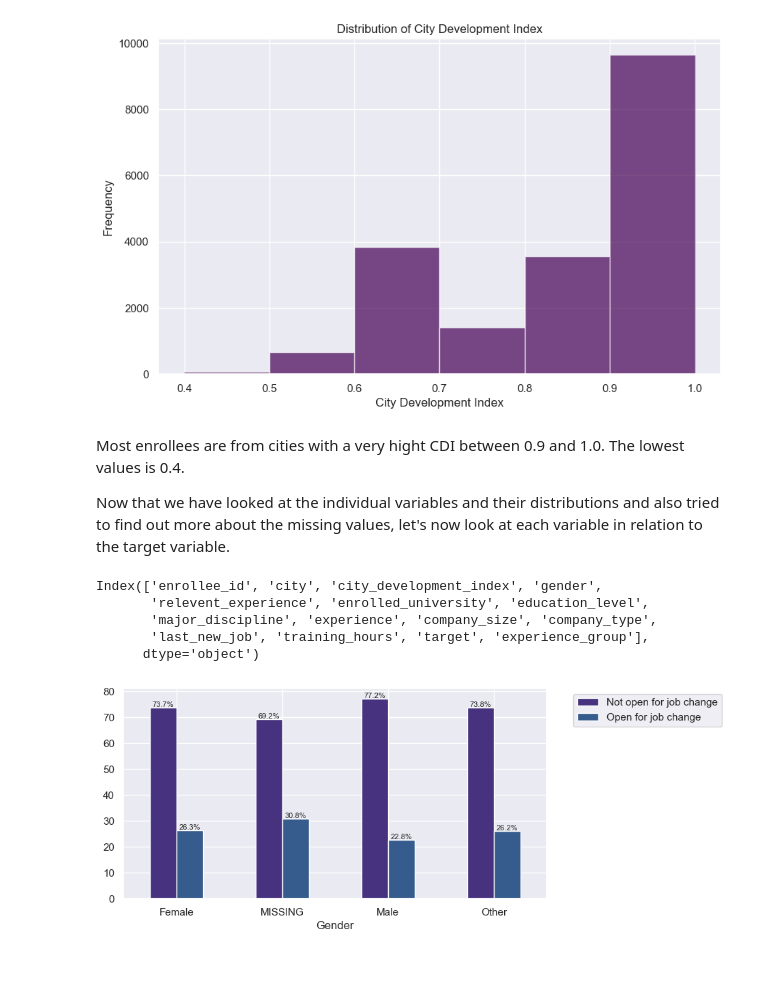
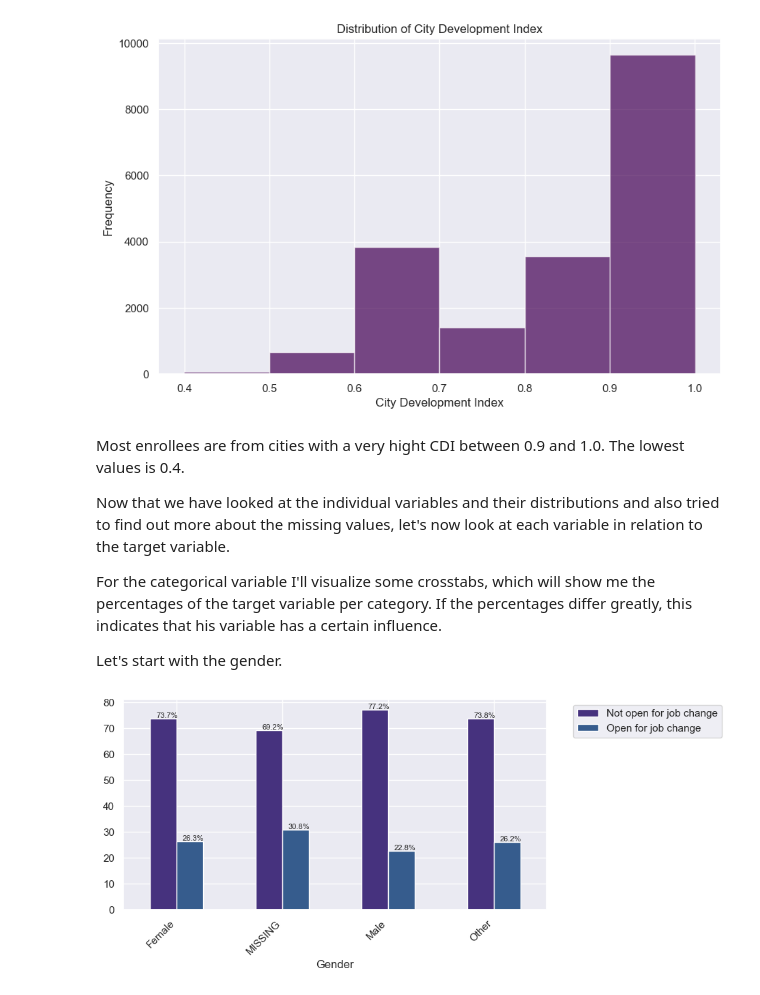
Before and after one commit to scheinmensch/HR-Analytics, a Jupyter notebook: EDA.ipynb, the cells around one changed output. Drawn from its saved outputs; the diff is of its cells as text; code cells hidden in the pictures; blank space fills up the shorter version.

```diff
--- a/EDA.ipynb
+++ b/EDA.ipynb
@@ -457,27 +457,23 @@ Most enrollees are from cities with a very hight CDI between 0.9 and 1.0. The lo
 
 
 Now that we have looked at the individual variables and their distributions and also tried to find out more about the missing values, let's now look at each variable in relation to the target variable.
+
+For the categorical variable I'll visualize some crosstabs, which will show me the percentages of the target variable per category. If the percentages differ greatly, this indicates that his variable has a certain influence.
+
+Let's start with the gender.
-# %%
-HR_filled.columns
-# %% [output]
-Index(['enrollee_id', 'city', 'city_development_index', 'gender',
-       'relevent_experience', 'enrolled_university', 'education_level',
-       'major_discipline', 'experience', 'company_size', 'company_type',
-       'last_new_job', 'training_hours', 'target', 'experience_group'],
-      dtype='object')
 # %%
 df_gender = pd.crosstab(HR_filled['gender'], HR_filled['target'], normalize='index').mul(100).round(2)
 
 custom_palette = sns.color_palette("viridis")
 
 ax = df_gender.plot.bar(figsize=(8, 4), rot=0, color=custom_palette)
 
 for p in ax.patches:
     ax.annotate(f"{p.get_height():.1f}%", (p.get_x() + p.get_width() / 2., p.get_height()),
-                ha='center', va='center', xytext=(0, 3), textcoords='offset points', fontsize=8)
-
+                ha='center', va='center', xytext=(4, 3), textcoords='offset points', fontsize=8)
+plt.xticks(rotation=45, ha='right')
 plt.legend(bbox_to_anchor=(1.05, 1.0), loc='upper left', labels=['Not open for job change', 'Open for job change'])
 plt.xlabel("Gender")
 plt.show()
 # %% [output]
-[figure, old version]
+[figure, new version]
```
Also changed, not shown: parts of 20 cells of this notebook.
